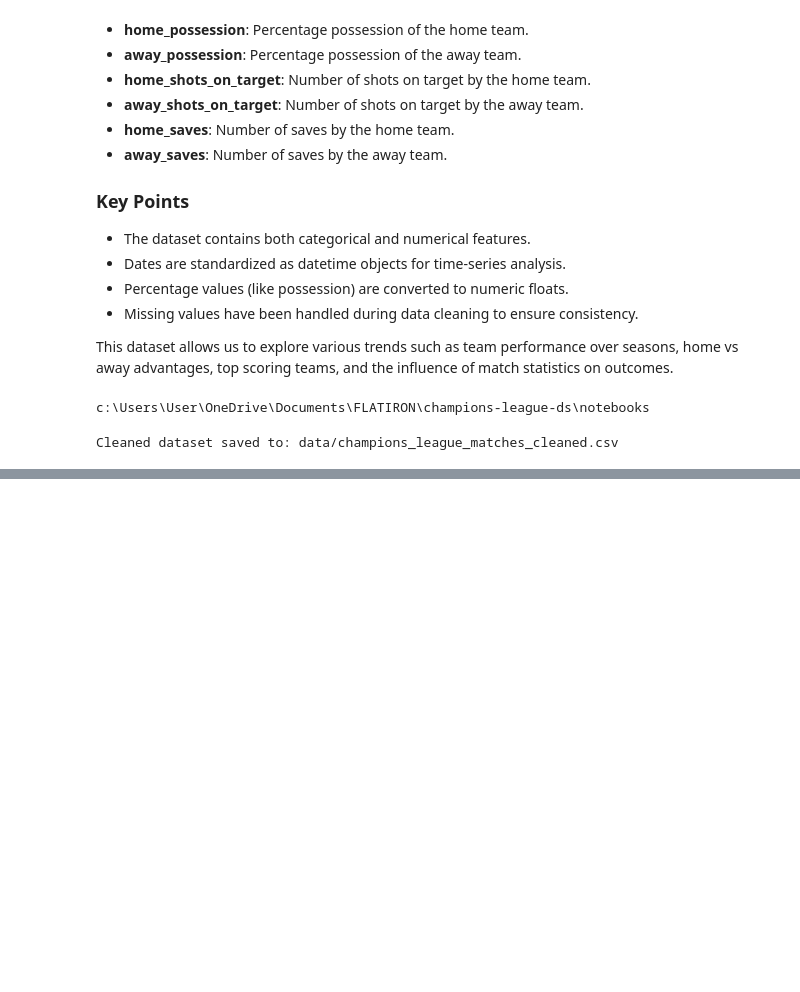
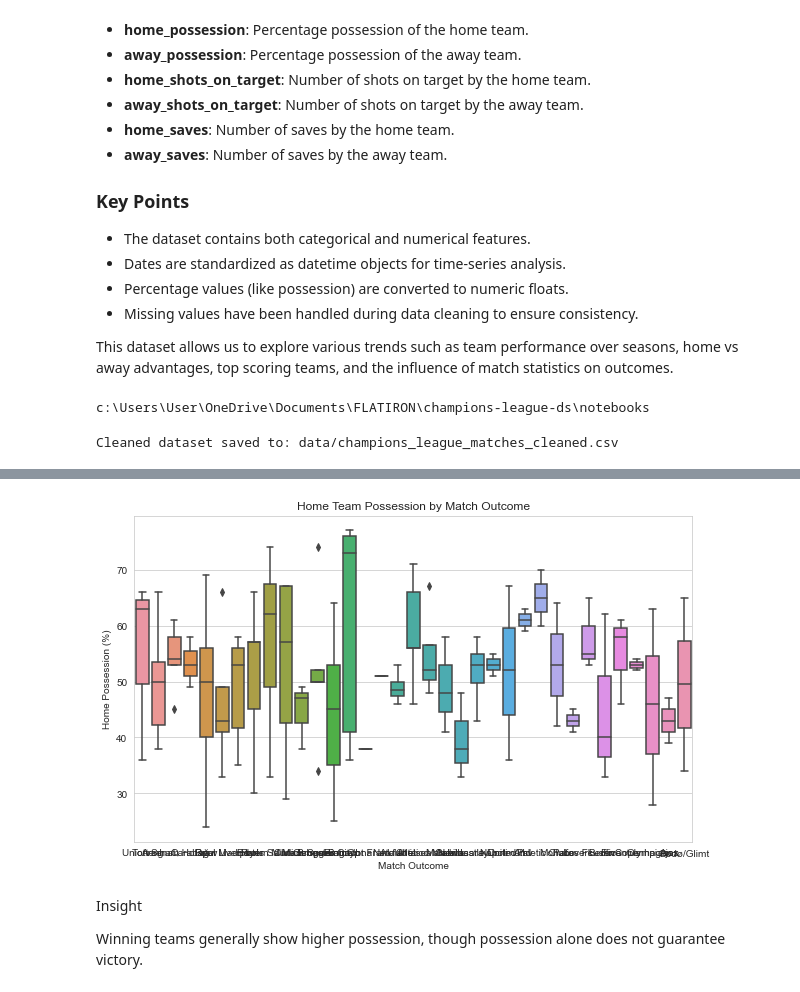
Before and after one commit to tonny001-rgb/champions-league-ds, a Jupyter notebook: notebooks/01_eda.ipynb, the cells around one changed output, grey strips where cells are left out. Cells and saved outputs as stored; diff of their text form; code cells hidden in the pictures; blank space fills up the shorter version.

```diff
--- a/notebooks/01_eda.ipynb
+++ b/notebooks/01_eda.ipynb
@@ -445,0 +497,12 @@ Cleaned dataset saved to: data/champions_league_matches_cleaned.csv
+# %%
+sns.boxplot(x='winner', y='home_possession', data=df)
+plt.title("Home Team Possession by Match Outcome")
+plt.xlabel("Match Outcome")
+plt.ylabel("Home Possession (%)")
+plt.show()
+# %% [output]
+[figure, added]
+# %% [markdown]
+Insight
+
+Winning teams generally show higher possession, though possession alone does not guarantee victory.
```
Also changed, not shown: parts of 22 cells of this notebook.
